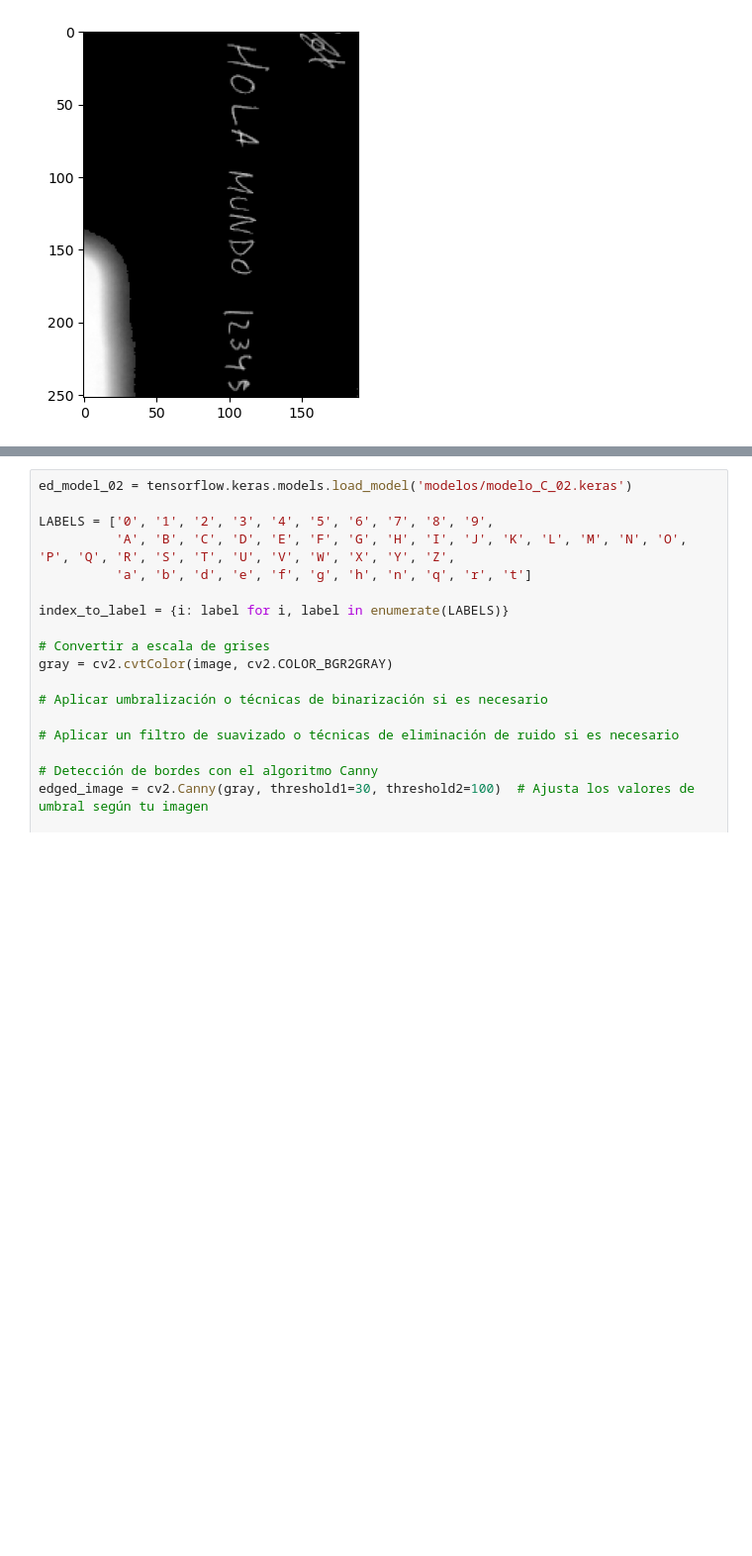
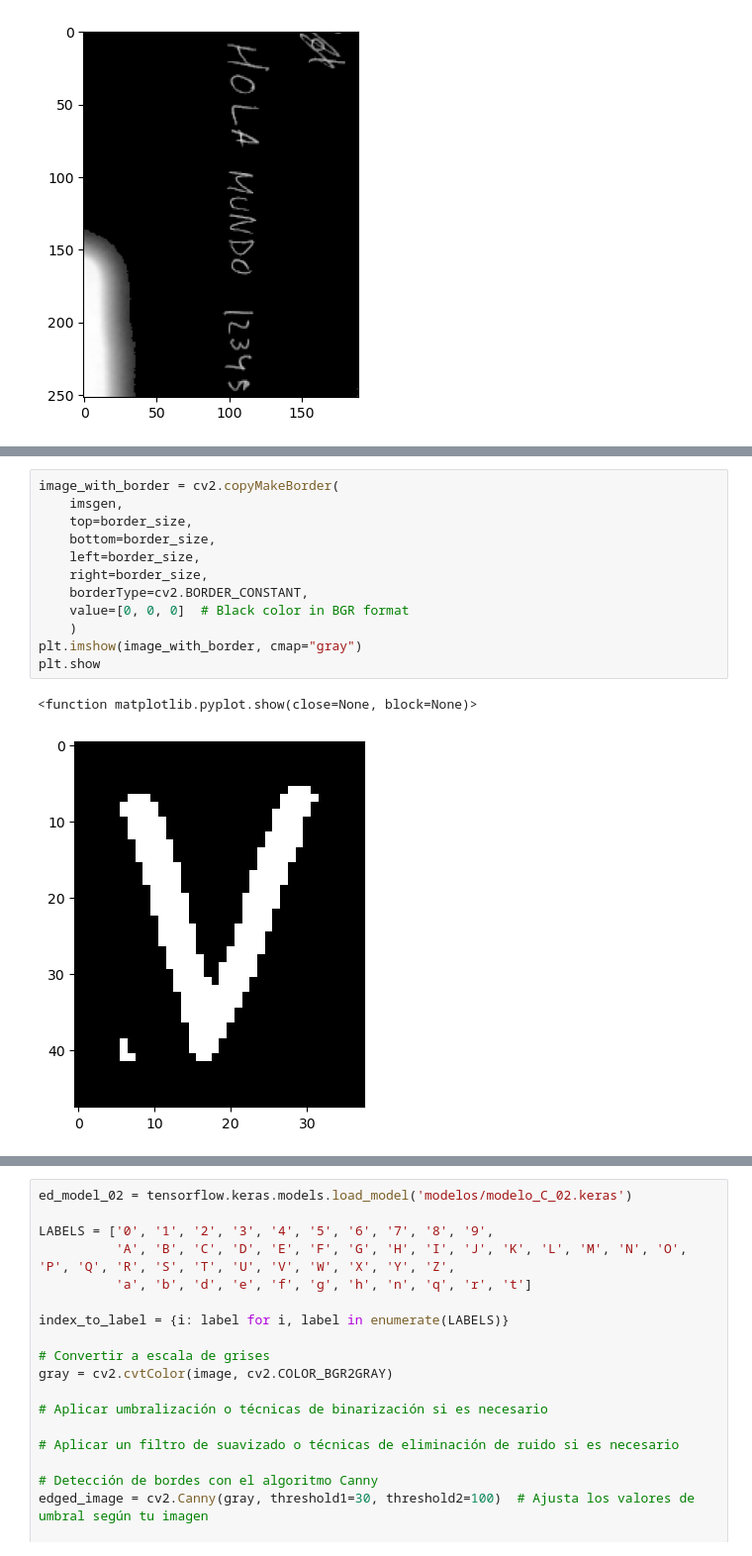
Before and after one commit to ancare2/Trabajo_ReconocimientoTexto, a Jupyter notebook: Prueba_OCRs.ipynb, the cells around one changed output, grey strips where cells are left out. Shown: that part at 99% size. Drawn from its saved outputs; the diff is of its cells as text; blank space fills up the shorter version.

```diff
--- a/Prueba_OCRs.ipynb
+++ b/Prueba_OCRs.ipynb
@@ -123,0 +209,15 @@ masked_image = rotate(masked_image, 90, reshape = True)
+# %%
+image_with_border = cv2.copyMakeBorder(
+    imsgen,
+    top=border_size,
+    bottom=border_size,
+    left=border_size,
+    right=border_size,
+    borderType=cv2.BORDER_CONSTANT,
+    value=[0, 0, 0]  # Black color in BGR format
+    )
+plt.imshow(image_with_border, cmap="gray")
+plt.show
+# %% [output]
+<function matplotlib.pyplot.show(close=None, block=None)>
+[figure, added]
```
Also changed, not shown: parts of 11 cells of this notebook, 2 other files.
